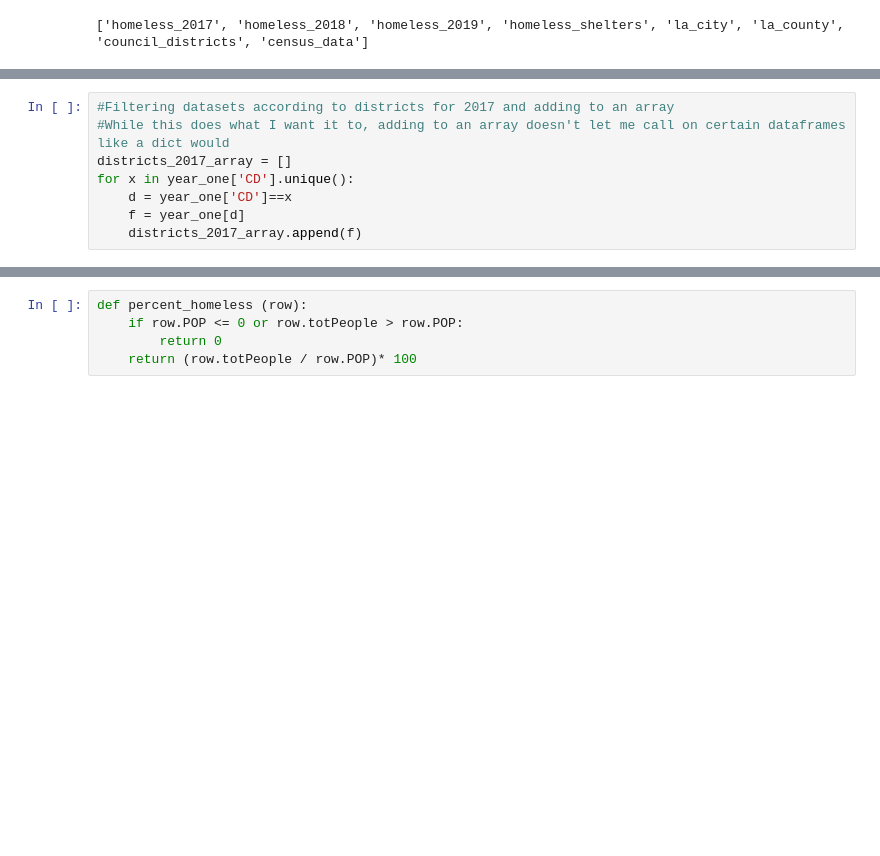
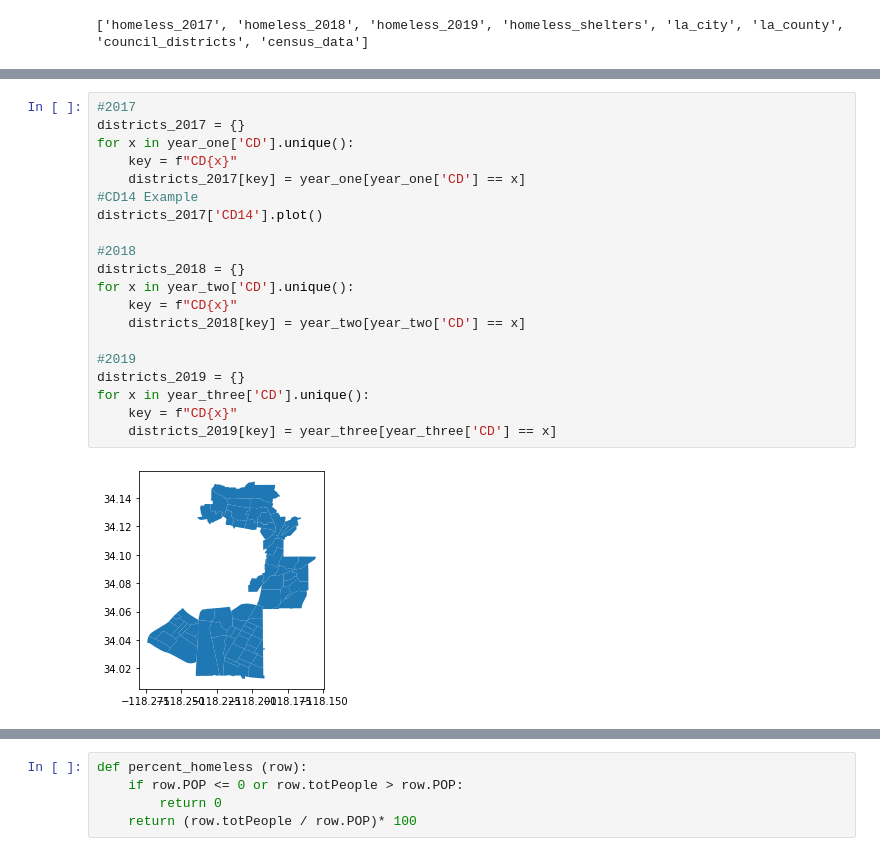
Before and after one commit to phillipwongg/best-practices, a Jupyter notebook: Homelessness_Analysis.ipynb, the cells around one changed output, grey strips where cells are left out. Drawn from its saved outputs; the diff is of its cells as text; blank space fills up the shorter version.

```diff
--- a/Homelessness_Analysis.ipynb
+++ b/Homelessness_Analysis.ipynb
@@ -115,8 +24,0 @@ shelters_filtered.plot()
-# %%
-#Filtering datasets according to districts for 2017 and adding to an array
-#While this does what I want it to, adding to an array doesn't let me call on certain dataframes like a dict would
-districts_2017_array = []
-for x in year_one['CD'].unique():
-    d = year_one['CD']==x
-    f = year_one[d]
-    districts_2017_array.append(f)
@@ -273,0 +75,22 @@ total_population_2019 = three.merge(census_data, left_on='Tract_N', right_on='TR
+# %%
+#2017
+districts_2017 = {}
+for x in year_one['CD'].unique():
+    key = f"CD{x}"
+    districts_2017[key] = year_one[year_one['CD'] == x]
+#CD14 Example
+districts_2017['CD14'].plot()
+
+#2018
+districts_2018 = {}
+for x in year_two['CD'].unique():
+    key = f"CD{x}"
+    districts_2018[key] = year_two[year_two['CD'] == x]
+
+#2019
+districts_2019 = {}
+for x in year_three['CD'].unique():
+    key = f"CD{x}"
+    districts_2019[key] = year_three[year_three['CD'] == x]
+# %% [output]
+[figure, added]
```
Also changed, not shown: parts of 75 cells of this notebook, 5 other files.
